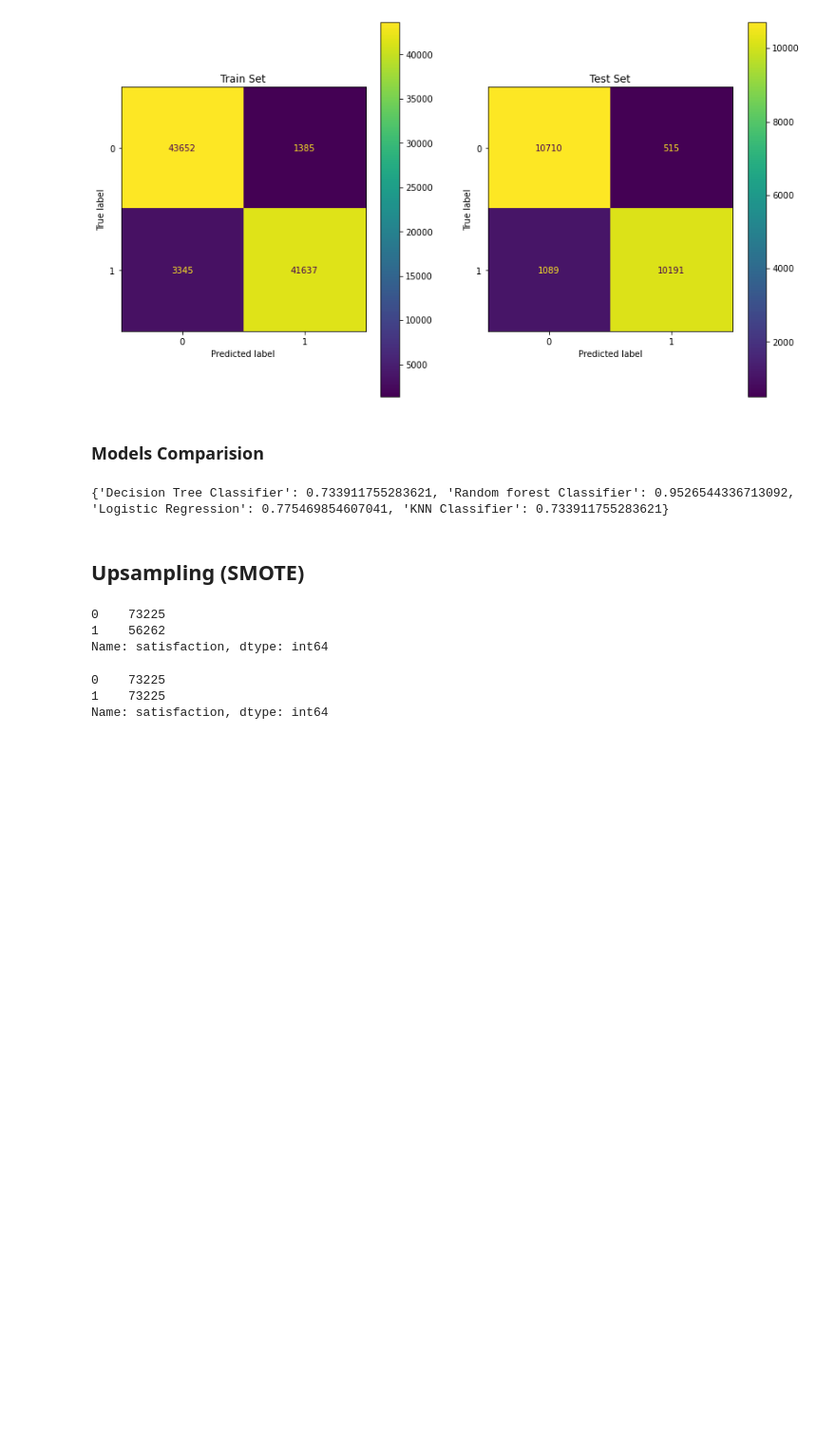
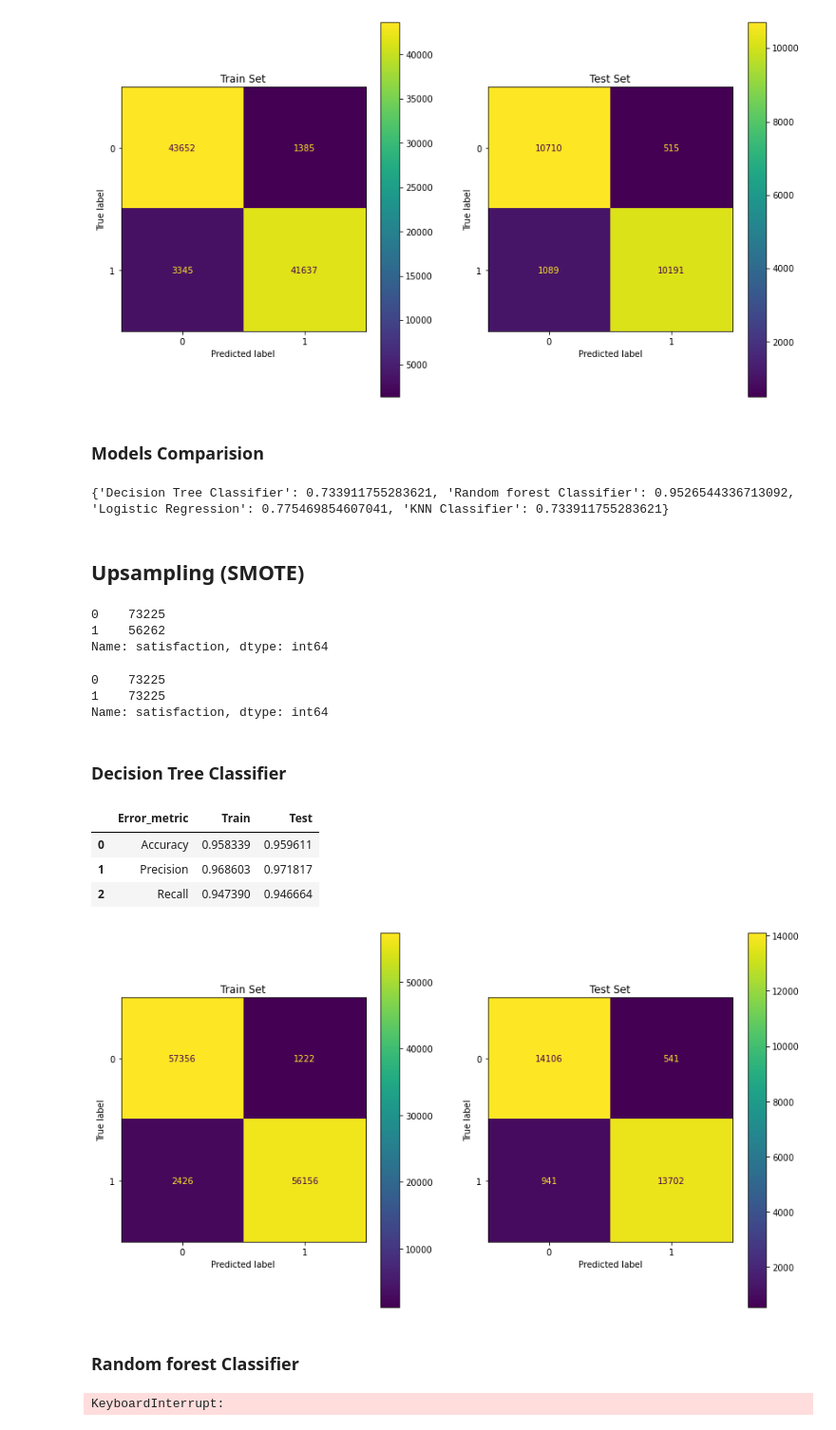
Before and after one commit to Iryna-Nesterenko/Airline-Passenger-Satisfaction-Machine_learning-, a Jupyter notebook: Airline-Passenger-Satisfaction-Machine_learning.ipynb, the cells around one changed output. Shown at 95% size. Cells and saved outputs as stored; diff of their text form; code cells hidden in the pictures; blank space fills up the shorter version.

```diff
--- a/Airline-Passenger-Satisfaction-Machine_learning.ipynb
+++ b/Airline-Passenger-Satisfaction-Machine_learning.ipynb
@@ -591,3 +591,67 @@ y_sm.value_counts()
 0    73225
 1    73225
 Name: satisfaction, dtype: int64
+# %% [markdown]
+### Decision Tree Classifier
+# %%
+y = y_sm
+X = X_sm
+
+X_train, X_test, y_train, y_test = train_test_split(X, y, test_size=0.20)
+
+model= DecisionTreeClassifier(max_depth=15)
+model.fit(X_train, y_train)
+
+y_pred_train = model1.predict(X_train)
+y_pred_test = model1.predict(X_test)
+
+
+performance_df = pd.DataFrame({'Error_metric': ['Accuracy','Precision','Recall'],
+                               'Train': [accuracy_score(y_train, y_pred_train),
+                                         precision_score(y_train, y_pred_train),
+                                         recall_score(y_train, y_pred_train)],
+                               'Test': [accuracy_score(y_test, y_pred_test),
+                                        precision_score(y_test, y_pred_test),
+                                        recall_score(y_test, y_pred_test)]})
+
+display(performance_df)
+
+fig, ax = plt.subplots(1,2, figsize=(14,8))
+
+
+plot_confusion_matrix(model,X_train,y_train,ax=ax[0], values_format = 'd')
+ax[0].title.set_text("Train Set")
+
+
+plot_confusion_matrix(model,X_test,y_test,ax=ax[1],values_format = 'd')
+ax[1].title.set_text("Test Set")
+# %% [output]
+|  | Error_metric | Train | Test |
+| 0 | Accuracy | 0.958339 | 0.959611 |
+| 1 | Precision | 0.968603 | 0.971817 |
+| 2 | Recall | 0.947390 | 0.946664 |
+[figure, added]
+# %% [markdown]
+### Random forest Classifier
+# %%
+y = y_sm
+X = X_sm
+
+
+X_train, X_test, y_train, y_test = train_test_split(X, y, test_size=0.20, random_state=123)
+
+X_train = pd.DataFrame(X_train)
+X_test = pd.DataFrame(X_test)
+
+model4 = RandomForestClassifier(max_depth=30,min_samples_leaf=20,max_features=None,n_estimators=250,
+                             bootstrap=True,oob_score=True, random_state=0)
+model4.fit(X_train, y_train)
+print("Accuracy of train: ",model4.score(X_train, y_train))
+print("Accuracy of test: ",model4.score(X_test, y_test))
+
+model4 = RandomForestClassifier(max_depth=30,min_samples_leaf=20,max_features=None,n_estimators=250,
+                         bootstrap=True,oob_score=True, random_state=0)
+cross_val_scores = cross_val_score(model4, X_train, y_train, cv=5)
+print(cross_val_scores)
+# %% [output]
+KeyboardInterrupt:
```
Also changed, not shown: parts of 6 cells of this notebook.
